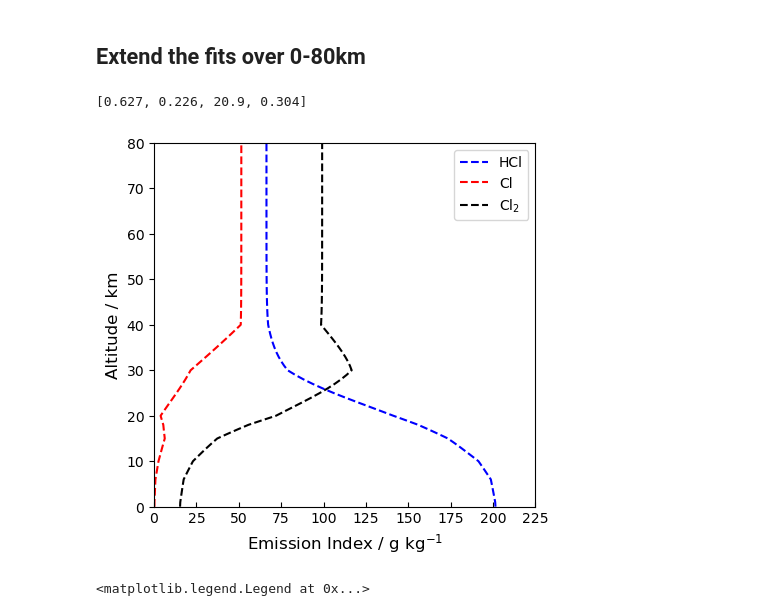
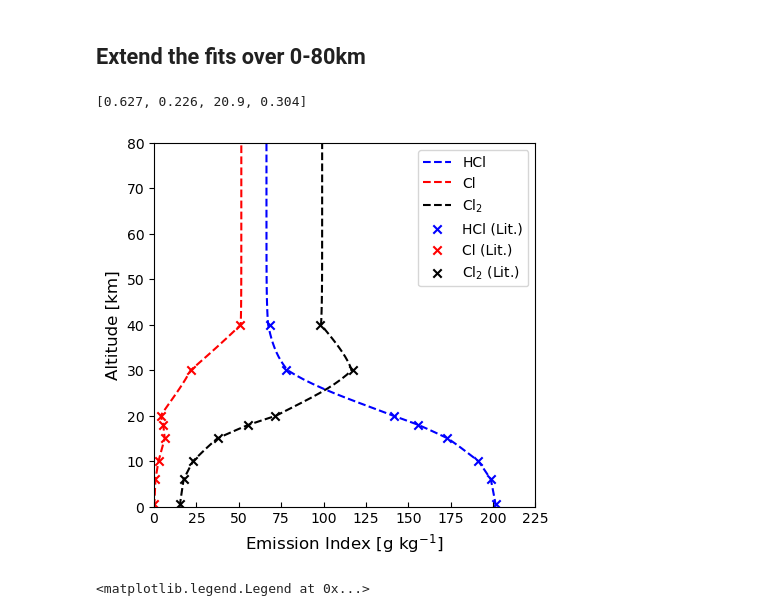
Before and after one commit to cbarker211/Improved_Emission_Profile, a Jupyter notebook: chlorine_partitioning/partition_chlorine.ipynb, the cells around one changed output. Saved outputs shown, nothing was run; the diff lists cells and outputs as text; code cells hidden in the pictures.

```diff
--- a/chlorine_partitioning/partition_chlorine.ipynb
+++ b/chlorine_partitioning/partition_chlorine.ipynb
@@ -142,36 +142,39 @@ for count, alt in enumerate(alt_extended):
     mass_frac_cl2[count] = mass_frac_cl2[count] / total_mass_frac * 1
     mass_frac_hcl[count] = mass_frac_hcl[count] / total_mass_frac * 1
 
 #param_hcl_updated, _ = curve_fit(test, alt_extended, mass_frac_hcl)
 param_hcl_updated = [0.627, 0.226, 20.9, 0.304]
 print(param_hcl_updated)
 
 mass_frac_cl2_new, mol_hcl, mol_cl, mol_cl2, total_mol = [], [], [] ,[], []
 for count, alt in enumerate(alt_extended):
     mol_hcl.append(mass_frac_hcl[count] / 35.453)
     mol_cl2.append(mass_frac_cl2[count] / 35.453)
     mol_cl.append(mass_frac_cl[count] / 35.453)
     total_mol.append(mol_hcl[-1] + mol_cl2[-1] + mol_cl[-1])
 
 plt.rcParams.update({'font.size': 12})
 fig, ax = plt.subplots(figsize=(12.5/2.54,12/2.54))
 ax.plot(mass_frac_hcl*217,alt_extended,'--b',label="HCl")
 ax.plot(mass_frac_cl*217, alt_extended,'--r',label="Cl")
 ax.plot(mass_frac_cl2*217,alt_extended,'--k',label="Cl$_2$")
+ax.scatter(mass_frac_hcl_average*217,alt_lit,color='b',marker="x",label="HCl (Lit.)")
+ax.scatter(mass_frac_cl_average*217, alt_lit,color='r',marker="x",label="Cl (Lit.)")
+ax.scatter(mass_frac_cl2_average*217,alt_lit,color='k',marker="x",label="Cl$_2$ (Lit.)")
 ax.set_xlim(0,225)
 ax.set_xticks(np.arange(0,250,25))
 ax.set_xticklabels(np.arange(0,250,25),fontsize=10)
 ax.tick_params(axis="x",direction="in")
 ax.set_ylim(0,80)
 ax.set_yticks(np.arange(0,90,10))
 ax.set_yticklabels(np.arange(0,90,10),fontsize=10)
-ax.set_xlabel("Emission Index / g kg$^{-1}$")
-ax.set_ylabel("Altitude / km")
+ax.set_xlabel("Emission Index [g kg$^{-1}$]")
+ax.set_ylabel("Altitude [km]")
 ax.legend(fontsize=10, loc="upper right")
 plt.savefig("chlorine_ei.png",dpi=200,bbox_inches='tight')
 # %% [output]
 [0.627, 0.226, 20.9, 0.304]
-[figure, old version]
+[figure, new version]
 # %%
 # Plot the molar fraction.
 plt.plot(alt_extended,mol_cl/total_mol[0]*100,'xr',label="Cl")
```
Also changed, not shown: 40 other files.
